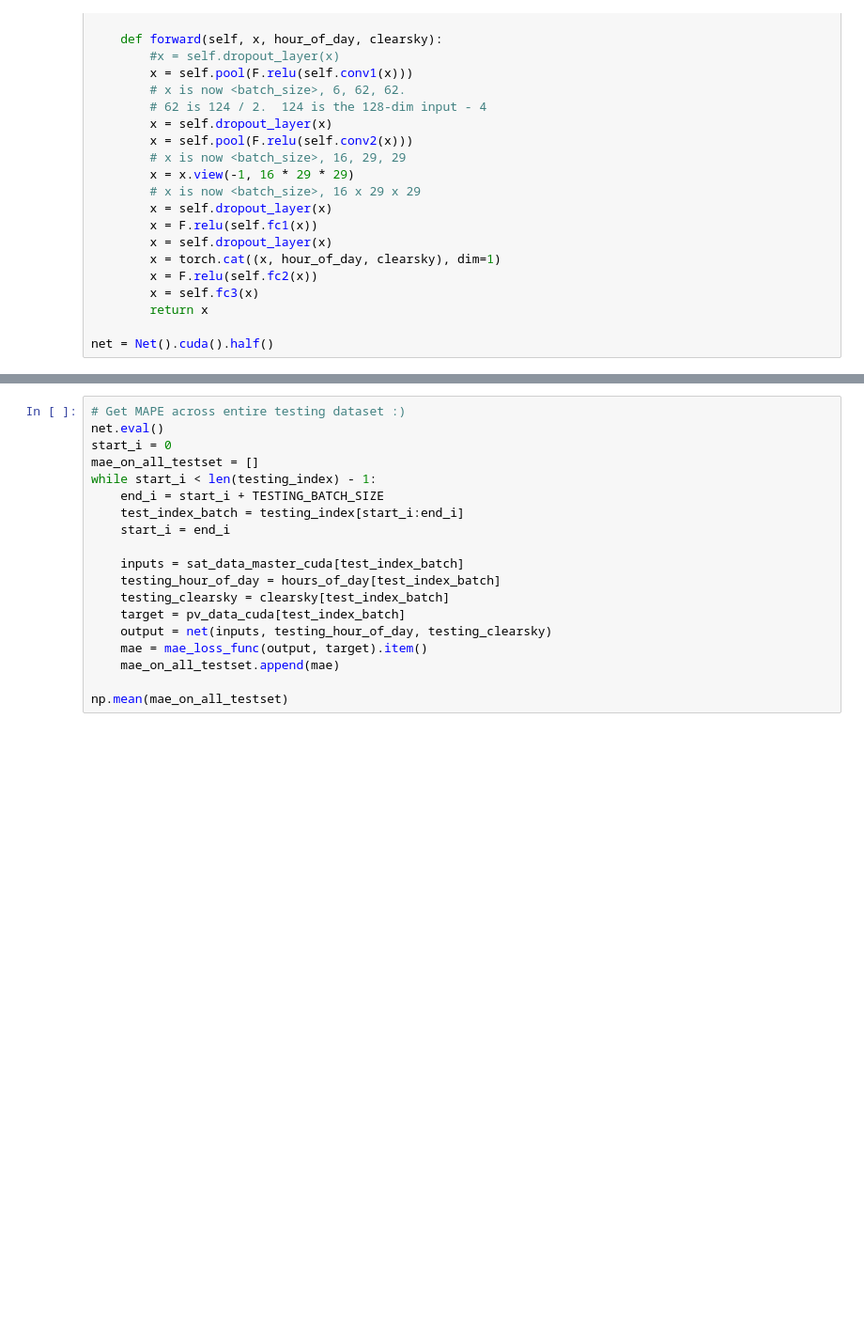
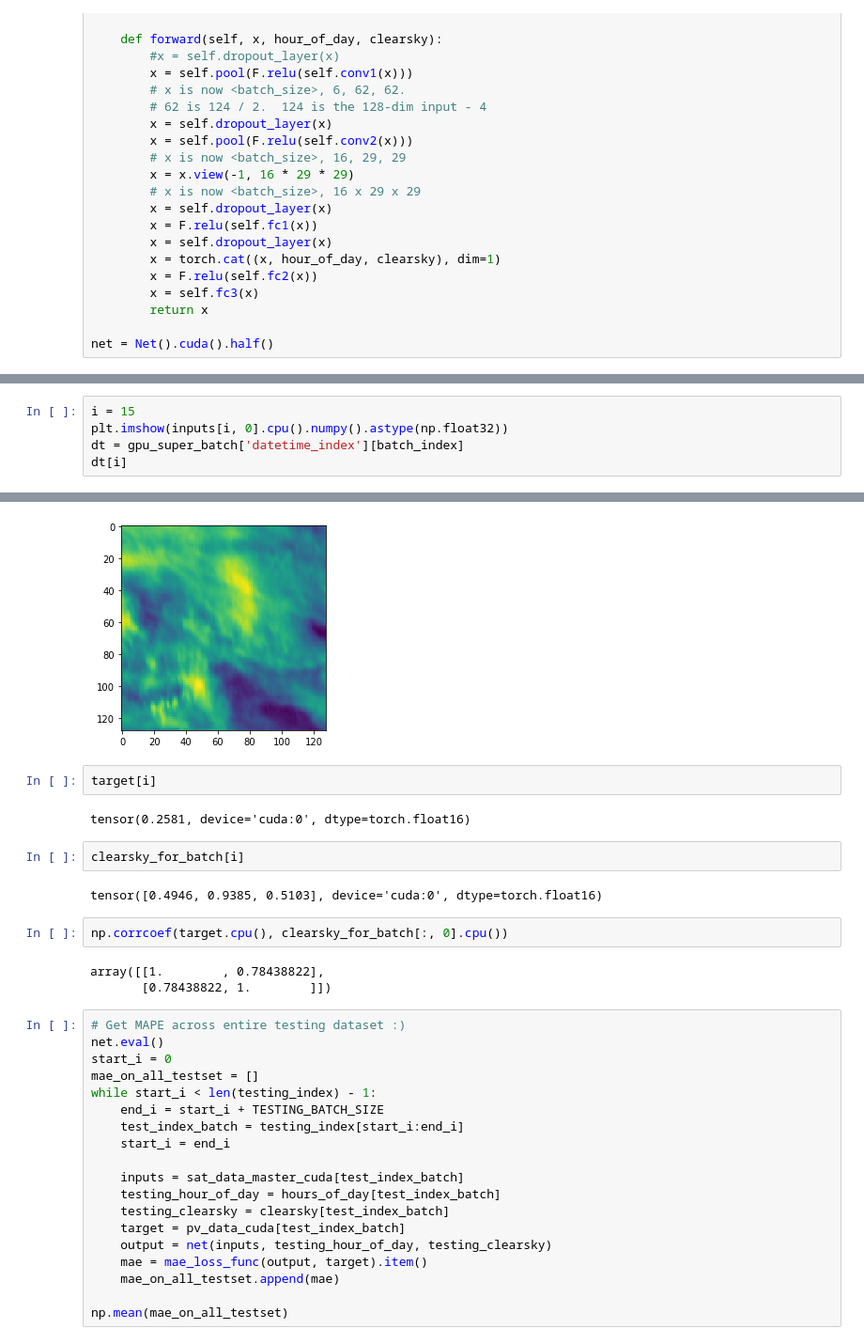
Before and after one commit to openclimatefix/predict_pv_yield_OLD, a Jupyter notebook: notebooks/ml_experiments/ML_experiment_002_multiple_PV_systems.ipynb, the cells around one changed output, grey strips where cells are left out. Shown at 94% size. Drawn from its saved outputs; the diff is of its cells as text; blank space fills up the shorter version.

```diff
--- a/notebooks/ml_experiments/ML_experiment_002_multiple_PV_systems.ipynb
+++ b/notebooks/ml_experiments/ML_experiment_002_multiple_PV_systems.ipynb
@@ -596,0 +709,6 @@ ax2.legend();
+# %%
+i = 15
+plt.imshow(inputs[i, 0].cpu().numpy().astype(np.float32))
+dt = gpu_super_batch['datetime_index'][batch_index]
+dt[i]
+# %% [output]
@@ -597,3 +716,17 @@ ax2.legend();
+[figure, added]
+# %%
+target[i]
+# %% [output]
+tensor(0.2581, device='cuda:0', dtype=torch.float16)
+# %%
+clearsky_for_batch[i]
+# %% [output]
+tensor([0.4946, 0.9385, 0.5103], device='cuda:0', dtype=torch.float16)
+# %%
+np.corrcoef(target.cpu(), clearsky_for_batch[:, 0].cpu())
+# %% [output]
+array([[1.        , 0.78438822],
+       [0.78438822, 1.        ]])
 # %%
 # Get MAPE across entire testing dataset :)
 net.eval()
```
Also changed, not shown: parts of 38 cells of this notebook.
